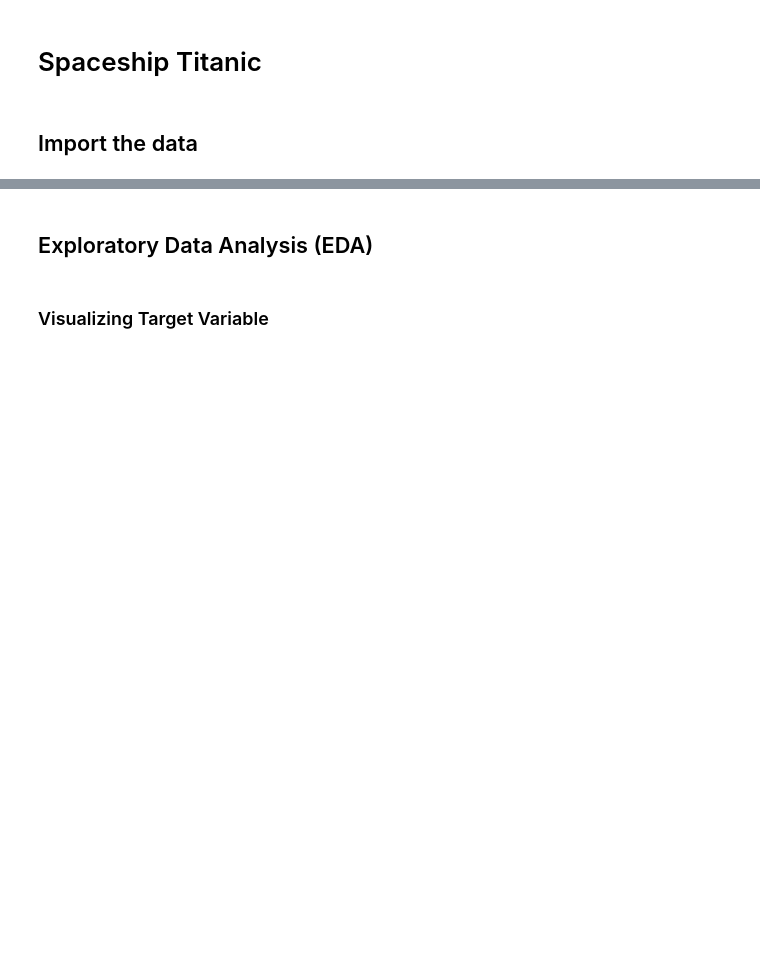
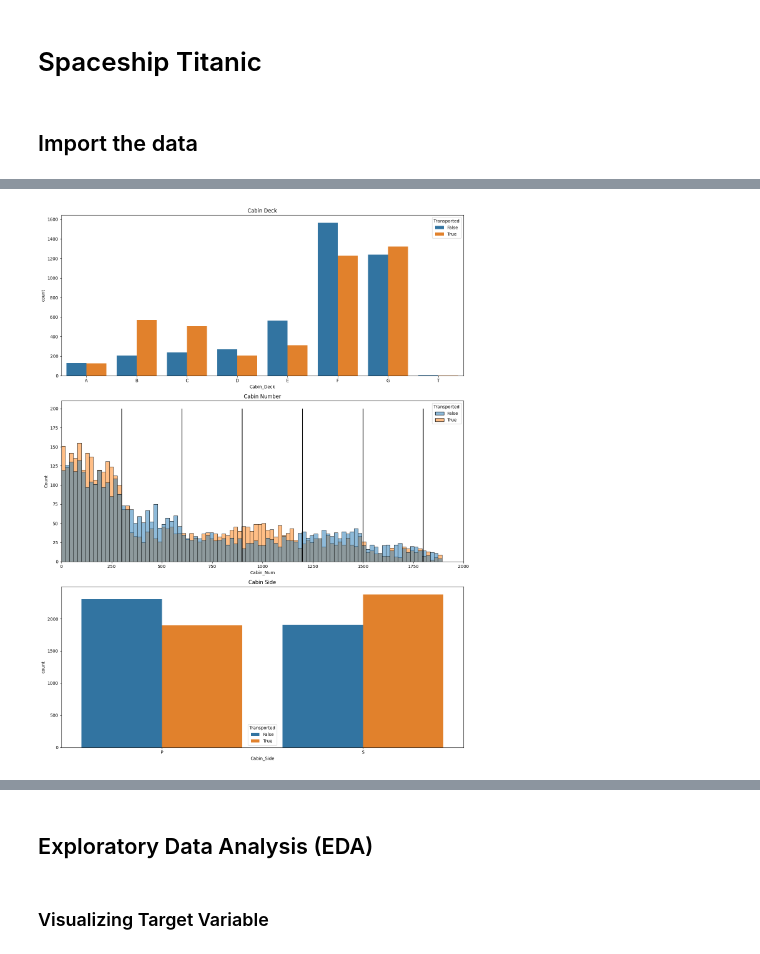
Before and after one commit to Zark-ML/Spaceship-Titanic, a Jupyter notebook: main.ipynb, the cells around one changed output, grey strips where cells are left out. Saved outputs shown, nothing was run; the diff lists cells and outputs as text; code cells hidden in the pictures; blank space fills up the shorter version.

```diff
--- a/main.ipynb
+++ b/main.ipynb
@@ -34,0 +80,50 @@ df = train_data.copy()
+# %%
+# Replace NaN's with outliers for now (so we can split feature)
+# df['Cabin'].fillna('Z/9999/Z', inplace=True)
+# df['Cabin'].fillna('Z/9999/Z', inplace=True)
+
+# # New features - training set
+# df['Cabin_Deck'] = df['Cabin'].apply(lambda x: x.split('/')[0])
+# df['Cabin_Num'] = df['Cabin'].apply(lambda x: x.split('/')[1]).astype(int)
+# df['Cabin_Side'] = df['Cabin'].apply(lambda x: x.split('/')[2])
+
+# # New features - test set
+# # test['Cabin_deck'] = test['Cabin'].apply(lambda x: x.split('/')[0])
+# # test['Cabin_number'] = test['Cabin'].apply(lambda x: x.split('/')[1]).astype(int)
+# # test['Cabin_side'] = test['Cabin'].apply(lambda x: x.split('/')[2])
+
+# # Put Nan's back in (we will fill these later)
+# df.loc[df['Cabin_Deck']=='Z', 'Cabin_Deck']=np.nan
+# df.loc[df['Cabin_Num']==9999, 'Cabin_Num']=np.nan
+# df.loc[df['Cabin_Side']=='Z', 'Cabin_Side']=np.nan
+# df.loc[df['Cabin_deck']=='Z', 'Cabin_deck']=np.nan
+# df.loc[df['Cabin_number']==9999, 'Cabin_number']=np.nan
+# df.loc[df['Cabin_side']=='Z', 'Cabin_side']=np.nan
+
+# Drop Cabin (we don't need it anymore)
+# df.drop('Cabin', axis=1, inplace=True)
+# test.drop('Cabin', axis=1, inplace=True)
+
+# Plot distribution of new features
+fig=plt.figure(figsize=(14,18))
+plt.subplot(3,1,1)
+sns.countplot(data=df, x='Cabin_Deck', hue='Transported', order=['A','B','C','D','E','F','G','T'])
+plt.title('Cabin Deck')
+
+plt.subplot(3,1,2)
+sns.histplot(data=df, x='Cabin_Num', hue='Transported',binwidth=20)
+plt.vlines(300, ymin=0, ymax=200, color='black')
+plt.vlines(600, ymin=0, ymax=200, color='black')
+plt.vlines(900, ymin=0, ymax=200, color='black')
+plt.vlines(1200, ymin=0, ymax=200, color='black')
+plt.vlines(1500, ymin=0, ymax=200, color='black')
+plt.vlines(1800, ymin=0, ymax=200, color='black')
+plt.title('Cabin Number')
+plt.xlim([0,2000])
+
+plt.subplot(3,1,3)
+sns.countplot(data=df, x='Cabin_Side', hue='Transported')
+plt.title('Cabin Side')
+fig.tight_layout()
+# %% [output]
+[figure, added]
```
Also changed, not shown: parts of 7 cells of this notebook, 1 other file.
